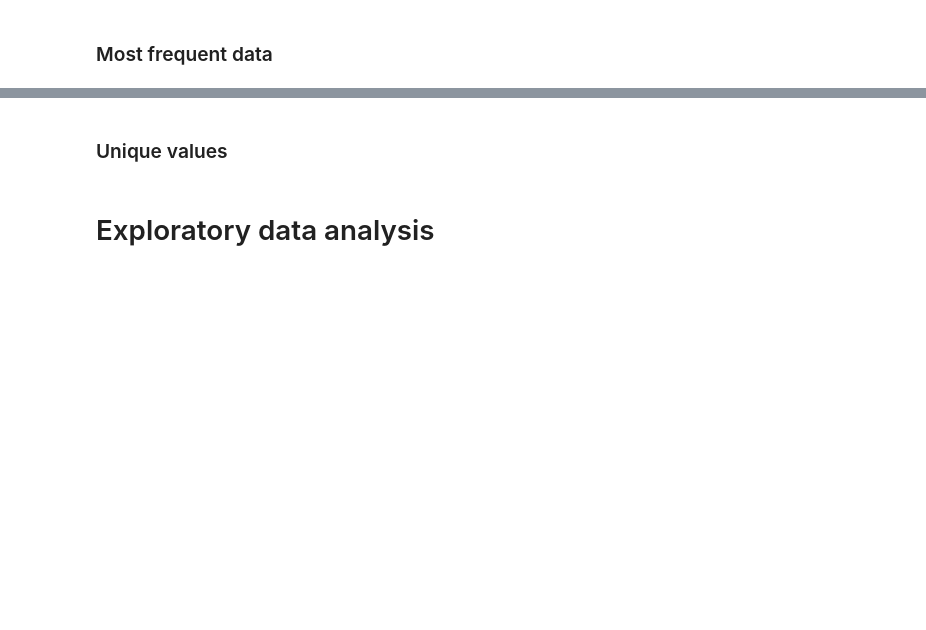
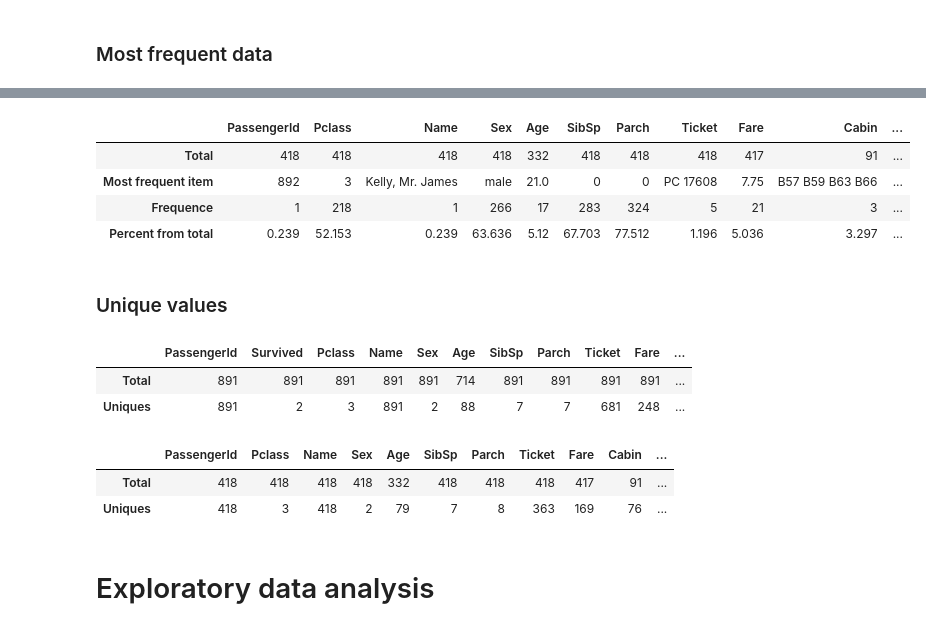
Before and after one commit to isabelBackes/ps1_ex4_nb_to_repo, a Jupyter notebook: Titanic Data Journey.ipynb, the cells around one changed output, grey strips where cells are left out. Cells and saved outputs as stored; diff of their text form; code cells hidden in the pictures; blank space fills up the shorter version.

```diff
--- a/Titanic Data Journey.ipynb
+++ b/Titanic Data Journey.ipynb
@@ -163,49 +153,31 @@ np.transpose(tt)
 # %%
-# TODO: turn into function
-total = test_df.count()
-tt = pd.DataFrame(total)
-tt.columns = ['Total']
-items = []
-vals = []
-for col in test_df.columns:
-    try:
-        itm = test_df[col].value_counts().index[0]
-        val = test_df[col].value_counts().values[0]
-        items.append(itm)
-        vals.append(val)
-    except Exception as ex:
-        print(ex)
-        items.append(0)
-        vals.append(0)
-        continue
-tt['Most frequent item'] = items
-tt['Frequence'] = vals
-tt['Percent from total'] = np.round(vals / total * 100, 3)
-np.transpose(tt)
+# Most frequent items in test data
+most_frequent_test = data.most_frequent_summary(test_df)
+most_frequent_test
+# %% [output]
+|  | PassengerId | Pclass | Name | Sex | Age | SibSp | Parch | Ticket | Fare | Cabin | ... |
+| Total | 418 | 418 | 418 | 418 | 332 | 418 | 418 | 418 | 417 | 91 | ... |
+| Most frequent item | 892 | 3 | Kelly, Mr. James | male | 21.0 | 0 | 0 | PC 17608 | 7.75 | B57 B59 B63 B66 | ... |
+| Frequence | 1 | 218 | 1 | 266 | 17 | 283 | 324 | 5 | 21 | 3 | ... |
+| Percent from total | 0.239 | 52.153 | 0.239 | 63.636 | 5.12 | 67.703 | 77.512 | 1.196 | 5.036 | 3.297 | ... |
 # %% [markdown]
 ### Unique values
 # %%
-# TODO: turn into function
-total = train_df.count()
-tt = pd.DataFrame(total)
-tt.columns = ['Total']
-uniques = []
-for col in train_df.columns:
-    unique = train_df[col].nunique()
-    uniques.append(unique)
-tt['Uniques'] = uniques
-np.transpose(tt)
+# Unique values in training data
+unique_train = data.unique_summary(train_df)
+unique_train
+# %% [output]
+|  | PassengerId | Survived | Pclass | Name | Sex | Age | SibSp | Parch | Ticket | Fare | ... |
+| Total | 891 | 891 | 891 | 891 | 891 | 714 | 891 | 891 | 891 | 891 | ... |
+| Uniques | 891 | 2 | 3 | 891 | 2 | 88 | 7 | 7 | 681 | 248 | ... |
 # %%
-# TODO: turn into function
-total = test_df.count()
-tt = pd.DataFrame(total)
-tt.columns = ['Total']
-uniques = []
-for col in test_df.columns:
-    unique = test_df[col].nunique()
-    uniques.append(unique)
-tt['Uniques'] = uniques
-np.transpose(tt)
+# Unique values in test data
+unique_test = data.unique_summary(test_df)
+unique_test
+# %% [output]
+|  | PassengerId | Pclass | Name | Sex | Age | SibSp | Parch | Ticket | Fare | Cabin | ... |
+| Total | 418 | 418 | 418 | 418 | 332 | 418 | 418 | 418 | 417 | 91 | ... |
+| Uniques | 418 | 3 | 418 | 2 | 79 | 7 | 8 | 363 | 169 | 76 | ... |
 # %% [markdown]
 # Exploratory data analysis
 # %% [markdown]
```
Also changed, not shown: parts of 5 cells of this notebook, 1 other file.
